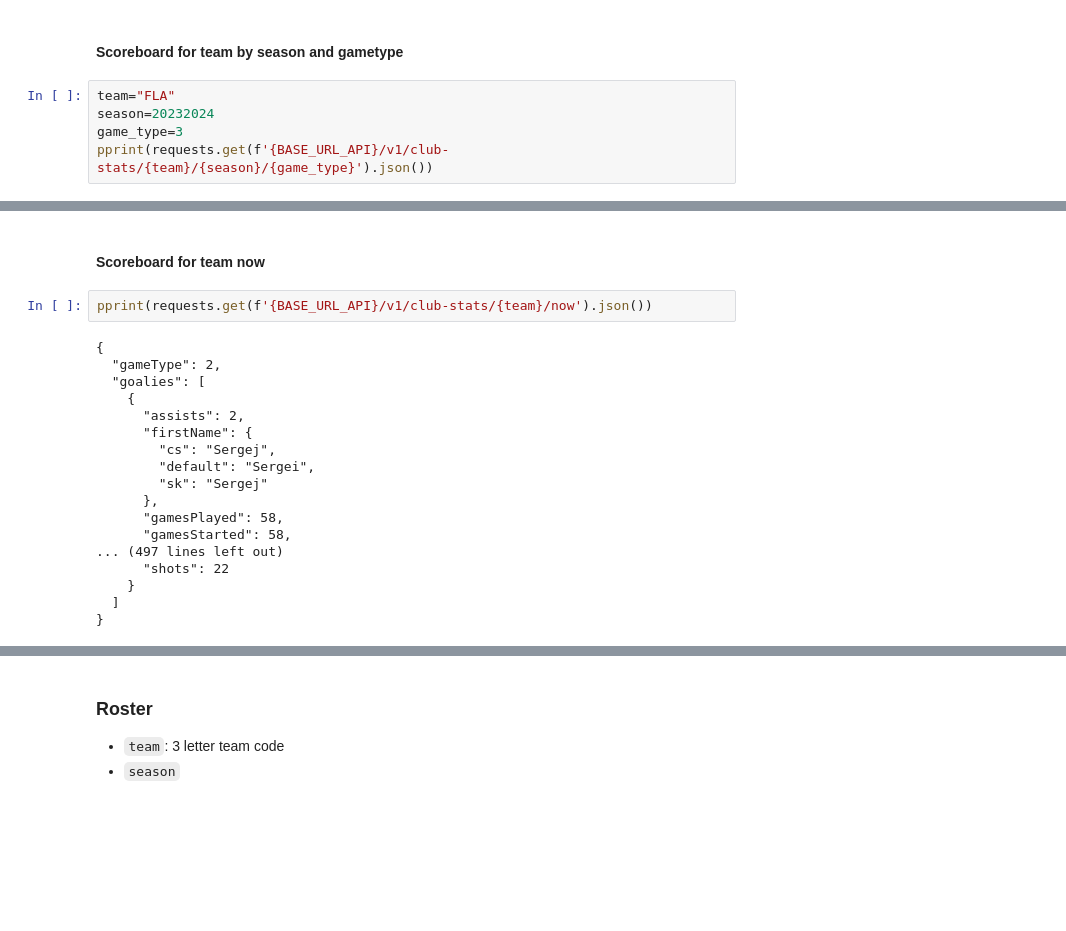
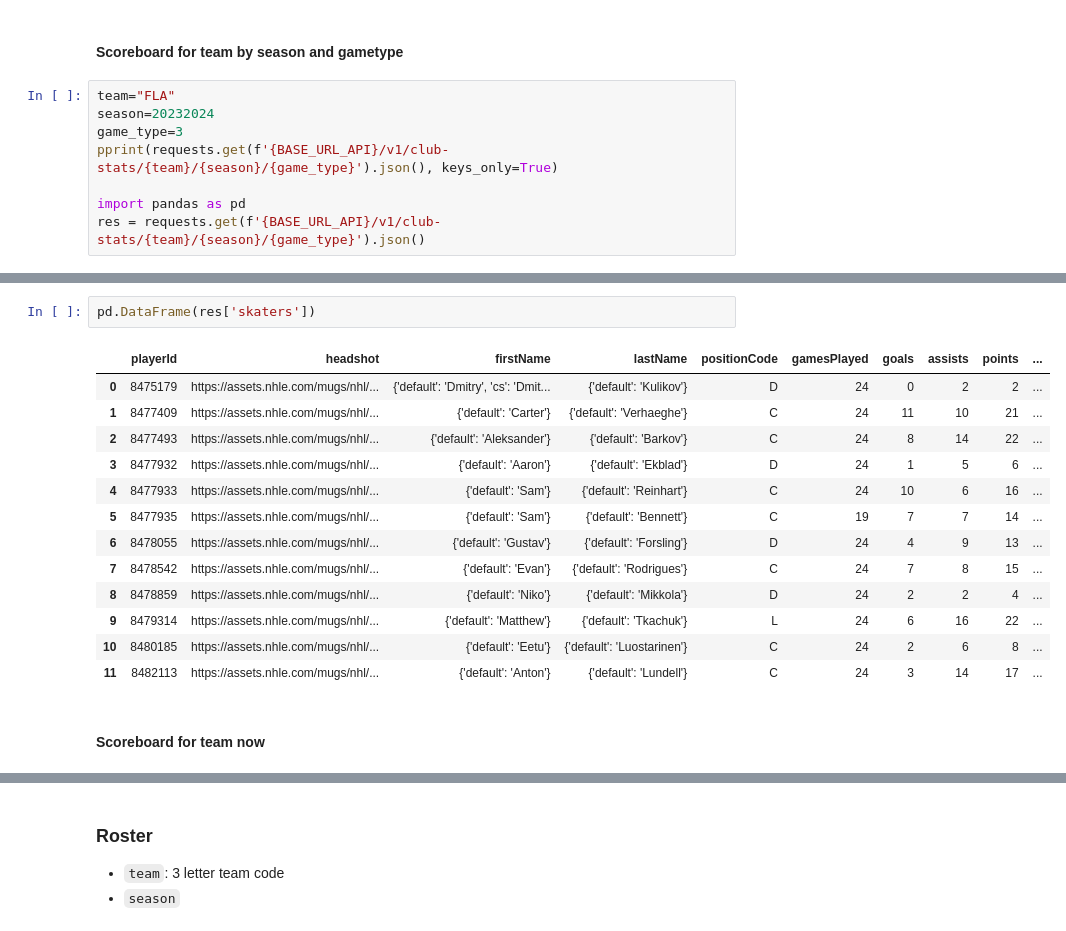
Before and after one commit to trxe/NHL-API-Reference, a Jupyter notebook: api-web.ipynb, the cells around one changed output, grey strips where cells are left out. Saved outputs shown, nothing was run; the diff lists cells and outputs as text; blank space fills up the shorter version.

```diff
--- a/api-web.ipynb
+++ b/api-web.ipynb
@@ -395,5 +527,8 @@ pprint(requests.get(f'{BASE_URL_API}/v1/club-stats/{team}/now').json())
 team="FLA"
 season=20232024
 game_type=3
-pprint(requests.get(f'{BASE_URL_API}/v1/club-stats/{team}/{season}/{game_type}').json())
+pprint(requests.get(f'{BASE_URL_API}/v1/club-stats/{team}/{season}/{game_type}').json(), keys_only=True)
+
+import pandas as pd
+res = requests.get(f'{BASE_URL_API}/v1/club-stats/{team}/{season}/{game_type}').json()
 # %% [output]
@@ -417,22 +541,18 @@ pprint(requests.get(f'{BASE_URL_API}/v1/club-stats/{team}/{season}/{game_type}')
+# %%
+pd.DataFrame(res['skaters'])
+# %% [output]
+|  | playerId | headshot | firstName | lastName | positionCode | gamesPlayed | goals | assists | points | ... |
+| 0 | 8475179 | https://assets.nhle.com/mugs/nhl/... | {'default': 'Dmitry', 'cs': 'Dmit... | {'default': 'Kulikov'} | D | 24 | 0 | 2 | 2 | ... |
+| 1 | 8477409 | https://assets.nhle.com/mugs/nhl/... | {'default': 'Carter'} | {'default': 'Verhaeghe'} | C | 24 | 11 | 10 | 21 | ... |
+| 2 | 8477493 | https://assets.nhle.com/mugs/nhl/... | {'default': 'Aleksander'} | {'default': 'Barkov'} | C | 24 | 8 | 14 | 22 | ... |
+| 3 | 8477932 | https://assets.nhle.com/mugs/nhl/... | {'default': 'Aaron'} | {'default': 'Ekblad'} | D | 24 | 1 | 5 | 6 | ... |
+| 4 | 8477933 | https://assets.nhle.com/mugs/nhl/... | {'default': 'Sam'} | {'default': 'Reinhart'} | C | 24 | 10 | 6 | 16 | ... |
+| 5 | 8477935 | https://assets.nhle.com/mugs/nhl/... | {'default': 'Sam'} | {'default': 'Bennett'} | C | 19 | 7 | 7 | 14 | ... |
+| 6 | 8478055 | https://assets.nhle.com/mugs/nhl/... | {'default': 'Gustav'} | {'default': 'Forsling'} | D | 24 | 4 | 9 | 13 | ... |
+| 7 | 8478542 | https://assets.nhle.com/mugs/nhl/... | {'default': 'Evan'} | {'default': 'Rodrigues'} | C | 24 | 7 | 8 | 15 | ... |
+| 8 | 8478859 | https://assets.nhle.com/mugs/nhl/... | {'default': 'Niko'} | {'default': 'Mikkola'} | D | 24 | 2 | 2 | 4 | ... |
+| 9 | 8479314 | https://assets.nhle.com/mugs/nhl/... | {'default': 'Matthew'} | {'default': 'Tkachuk'} | L | 24 | 6 | 16 | 22 | ... |
+| 10 | 8480185 | https://assets.nhle.com/mugs/nhl/... | {'default': 'Eetu'} | {'default': 'Luostarinen'} | C | 24 | 2 | 6 | 8 | ... |
+| 11 | 8482113 | https://assets.nhle.com/mugs/nhl/... | {'default': 'Anton'} | {'default': 'Lundell'} | C | 24 | 3 | 14 | 17 | ... |
 # %% [markdown]
 #### Scoreboard for team now
-# %%
-pprint(requests.get(f'{BASE_URL_API}/v1/club-stats/{team}/now').json())
-# %% [output]
-{
-  "gameType": 2,
-  "goalies": [
-    {
-      "assists": 2,
-      "firstName": {
-        "cs": "Sergej",
-        "default": "Sergei",
-        "sk": "Sergej"
-      },
-      "gamesPlayed": 58,
-      "gamesStarted": 58,
-... (497 lines left out)
-      "shots": 22
-    }
-  ]
-}
```
Also changed, not shown: parts of 31 cells of this notebook.
